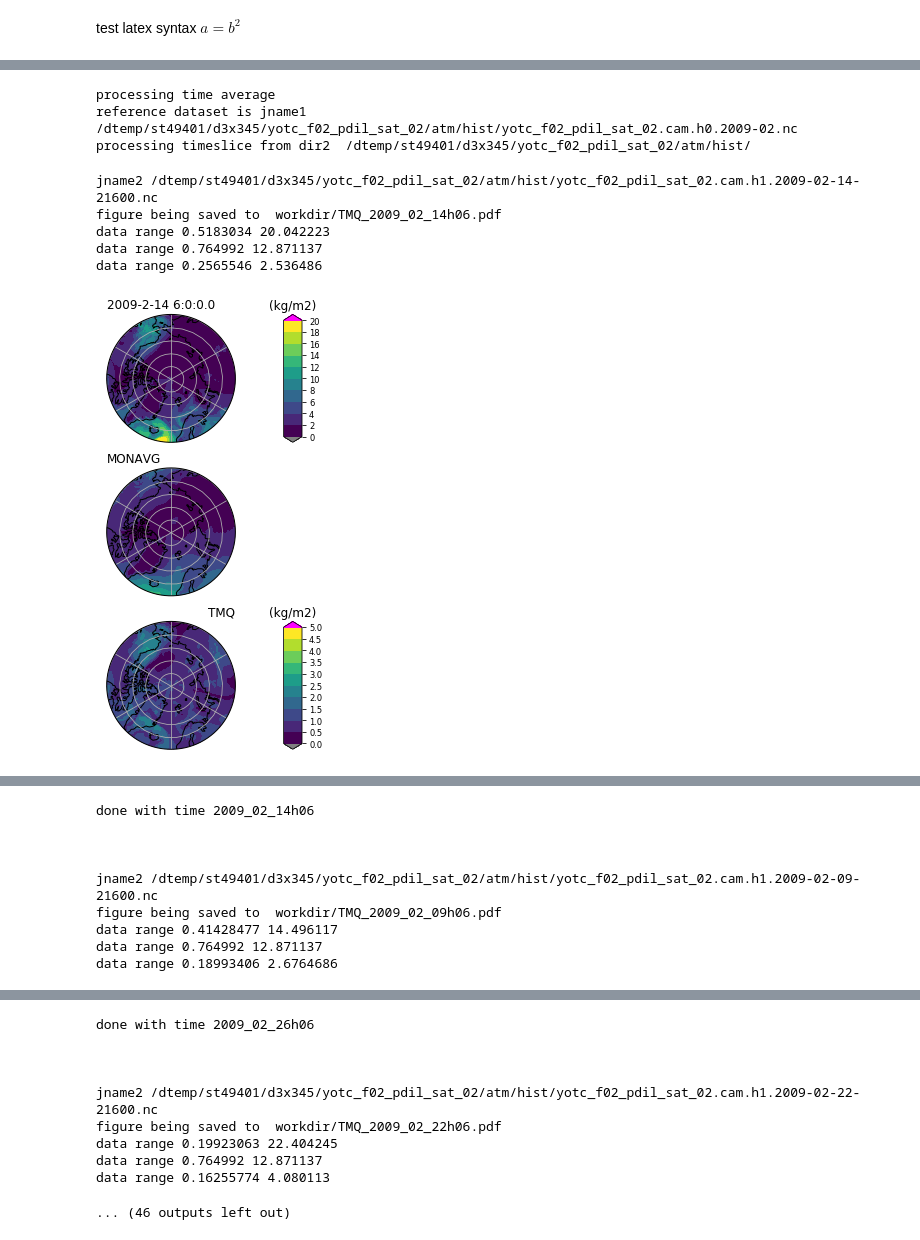
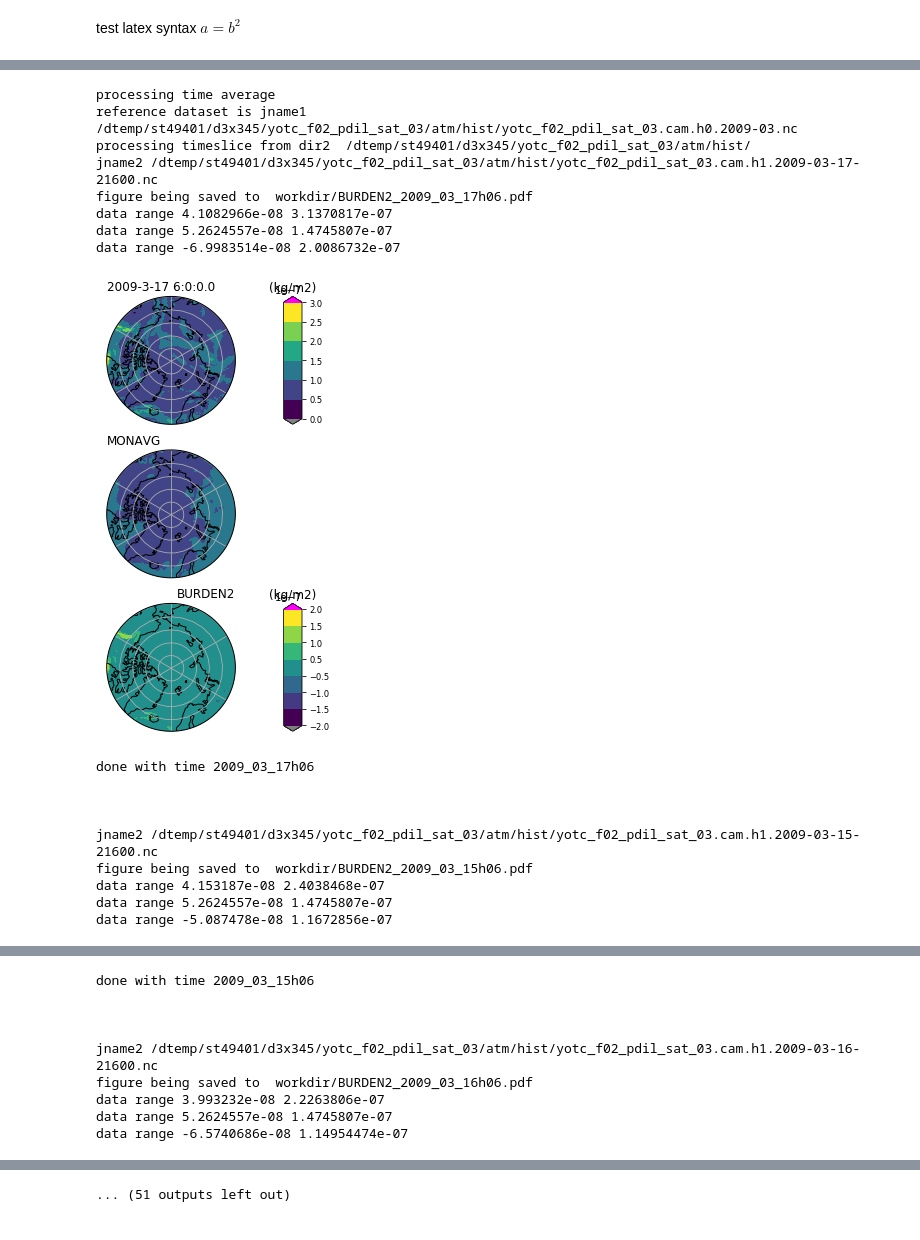
Before and after one commit to philrasch/PhilsPython, a Jupyter notebook: Filament_Analysis/NPS_25km_3P_fields.ipynb, the cells around one changed output, grey strips where cells are left out. Drawn from its saved outputs; the diff is of its cells as text; code cells hidden in the pictures.

Commit message:
BURDEN2 March has diffs rather than ratios
Former-commit-id: edd2b318d6fa4cd8afc5f4fc87dbffa4b95984a6

```diff
--- a/Filament_Analysis/NPS_25km_3P_fields.ipynb
+++ b/Filament_Analysis/NPS_25km_3P_fields.ipynb
@@ -323,19 +323,26 @@ seaslist = ["JAN"]
 # %%
 # identify fields to be evaluated
 
-mon = "02"
+mon = "03"
 if 1 == 1:
     # model2 dataset (the experiment)
     dir2 = "/dtemp/st49401/d3x345/yotc_f02_pdil_sat_"+mon+"/atm/hist/"
+#    dir2 = "/dtemp/st49401/zhan686/yotc/f02/yotc_f02_pdil_sat_"+mon+"/atm/hist/"
     files = fnmatch.filter(os.listdir(dir2), "*cam.h1.2009-"+mon+"*00.nc")
 #    print "files", files
 
     # the "reference" dataset
     dir1 = "/dtemp/st49401/d3x345/yotc_f02_pdil_sat_"+mon+"/atm/hist/"
+#    dir1 = "/dtemp/st49401/zhan686/yotc/f02/yotc_f02_pdil_sat_"+mon+"/atm/hist/"
     f1 = "yotc_f02_pdil_sat_"+mon+".cam.h0.2009-"+mon+".nc"
     jname1 = dir1+f1
     print "jname1 ", jname1
 
+#   print "all",files
+#    files = files
+
+#    files = {files[0]}
 for f2 in files:
-    print "f2 is ", f2
+    #print "f2 is ", f2
+    print(f2)
 # %% [output]
@@ -361,11 +368,14 @@ if 1 == 1:
 
 
 
-    vname = "BURDEN2"
-    vname = "BURDEN1"
+
+
     dfact = 0.5  # multiplier on contour levels for anomalies
     vname = "TMQ"
     dfact = 1.0
+    dfact = 0.5
+    vname = "BURDEN1"
+    vname = "BURDEN2"
 
     print "processing time average"
 # model1 dataset (the reference)
@@ -447,8 +457,8 @@ for f2 in files:
 #    pltframe(T2V, lons, lats, ax3[0], cx3[0])
 #    T2 = T2V
 
-#   DT = T2 - T1
-    DT = T2/T1
+    DT = T2 - T1
+#   DT = T2/T1
     DT.id = T1.id
 
     lonsdt = DT.getLongitude()
@@ -488,39 +498,48 @@ for f2 in files:
 #    print "T1.info", T1.info()
 #    print "DT info", DT.info()
 
 #    print "DT.id", DT.id
     if DT.id == 'LWCF':
         dlevs = [-5.,-4.,-3.,-2.,-1.,1.,2.,3.,4.,5.]
     if DT.id == 'SWCF':
         dlevs = [-10.,-8.,-6.,-4.,-2.,2.,4.,6.,8.,10.]
     if DT.id == 'TS':
         dlevs = [-1.,-0.8,-0.6,-0.4,-0.2,0.2,0.4,0.6,0.8,1.]
     if DT.id == 'TGCLDIWP':
         dlevs = [-5.,-2.,-1.,1.,2.,5.]
     if DT.id == 'FSNT':
         dlevs = [-15.,-10.,-5.,-2.,-1.,1.,2.,5.,10.,15.]
 
-    dlevs = np.array([0.,0.5,1.,1.5,2.,2.5,3.,3.5,4.,4.5,5.])*dfact
+#    dlevs = np.array([0.,0.5,1.,1.5,2.,2.5,3.,3.5,4.,4.5,5.])*dfact
     dtitle = ""
     rtitD = vname
     pltframe(DT, lonsdt, latsdt, ax3[2], cx3[2],
              plotOpt={'ltitle':dtitle,'rtitle':rtitD,'clevs':dlevs,'cmap':cmap,'cbel':'grey','cabv':'magenta'})
 
 
     plt.savefig(pltname,type="pdf",bbox_inches='tight')
     x = plt.show()
 
     print "done with time "+ctstring+"\n\n\n"
 
 
 print "all done"
 # %% [output]
 processing time average
-reference dataset is jname1 /dtemp/st49401/d3x345/yotc_f02_pdil_sat_02/atm/hist/yotc_f02_pdil_sat_02.cam.h0.2009-02.nc
-processing timeslice from dir2  /dtemp/st49401/d3x345/yotc_f02_pdil_sat_02/atm/hist/
+reference dataset is jname1 /dtemp/st49401/d3x345/yotc_f02_pdil_sat_03/atm/hist/yotc_f02_pdil_sat_03.cam.h0.2009-03.nc
+processing timeslice from dir2  /dtemp/st49401/d3x345/yotc_f02_pdil_sat_03/atm/hist/
+jname2 /dtemp/st49401/d3x345/yotc_f02_pdil_sat_03/atm/hist/yotc_f02_pdil_sat_03.cam.h1.2009-03-17-21600.nc
+figure being saved to  workdir/BURDEN2_2009_03_17h06.pdf
+data range 4.1082966e-08 3.1370817e-07
+data range 5.2624557e-08 1.4745807e-07
+data range -6.9983514e-08 2.0086732e-07
+[figure, new version]
-jname2 /dtemp/st49401/d3x345/yotc_f02_pdil_sat_02/atm/hist/yotc_f02_pdil_sat_02.cam.h1.2009-02-14-21600.nc
-figure being saved to  workdir/TMQ_2009_02_14h06.pdf
-data range 0.5183034 20.042223
-data range 0.764992 12.871137
-data range 0.2565546 2.536486
+done with time 2009_03_17h06
+
+
+
+jname2 /dtemp/st49401/d3x345/yotc_f02_pdil_sat_03/atm/hist/yotc_f02_pdil_sat_03.cam.h1.2009-03-15-21600.nc
+figure being saved to  workdir/BURDEN2_2009_03_15h06.pdf
+data range 4.153187e-08 2.4038468e-07
+data range 5.2624557e-08 1.4745807e-07
+data range -5.087478e-08 1.1672856e-07
-[figure, old version]
@@ -527,9 +547,9 @@ data range 0.2565546 2.536486
-done with time 2009_02_14h06
+done with time 2009_03_15h06
 
 
 
-jname2 /dtemp/st49401/d3x345/yotc_f02_pdil_sat_02/atm/hist/yotc_f02_pdil_sat_02.cam.h1.2009-02-09-21600.nc
-figure being saved to  workdir/TMQ_2009_02_09h06.pdf
-data range 0.41428477 14.496117
-data range 0.764992 12.871137
-data range 0.18993406 2.6764686
+jname2 /dtemp/st49401/d3x345/yotc_f02_pdil_sat_03/atm/hist/yotc_f02_pdil_sat_03.cam.h1.2009-03-16-21600.nc
+figure being saved to  workdir/BURDEN2_2009_03_16h06.pdf
+data range 3.993232e-08 2.2263806e-07
+data range 5.2624557e-08 1.4745807e-07
+data range -6.5740686e-08 1.14954474e-07
@@ -567,10 +587 @@ data range 0.13259864 2.5222828
-done with time 2009_02_26h06
-
-
-
-jname2 /dtemp/st49401/d3x345/yotc_f02_pdil_sat_02/atm/hist/yotc_f02_pdil_sat_02.cam.h1.2009-02-22-21600.nc
-figure being saved to  workdir/TMQ_2009_02_22h06.pdf
-data range 0.19923063 22.404245
-data range 0.764992 12.871137
-data range 0.16255774 4.080113
+... (51 outputs left out)
-... (46 outputs left out)
```
Also changed, not shown: parts of 2 cells of this notebook.
